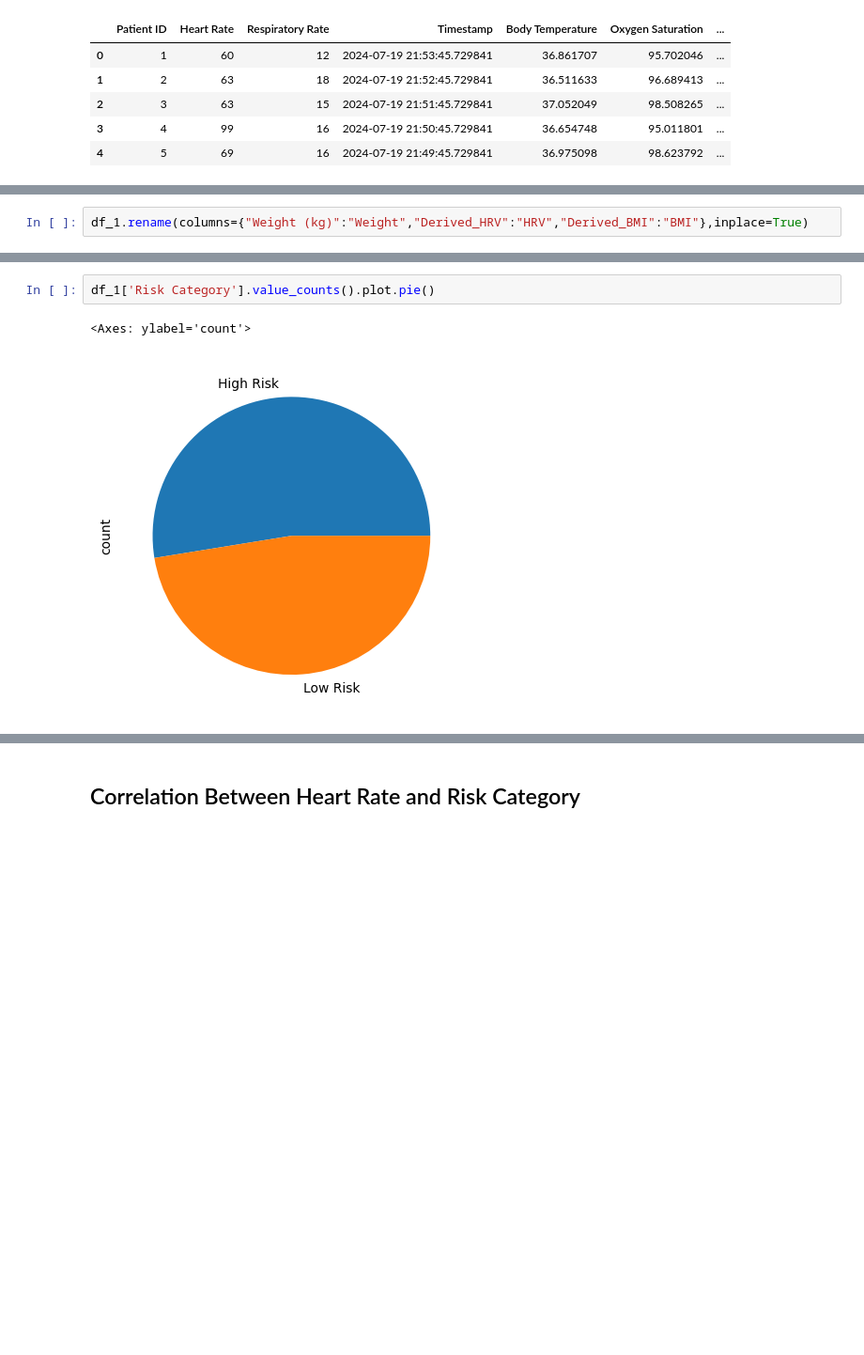
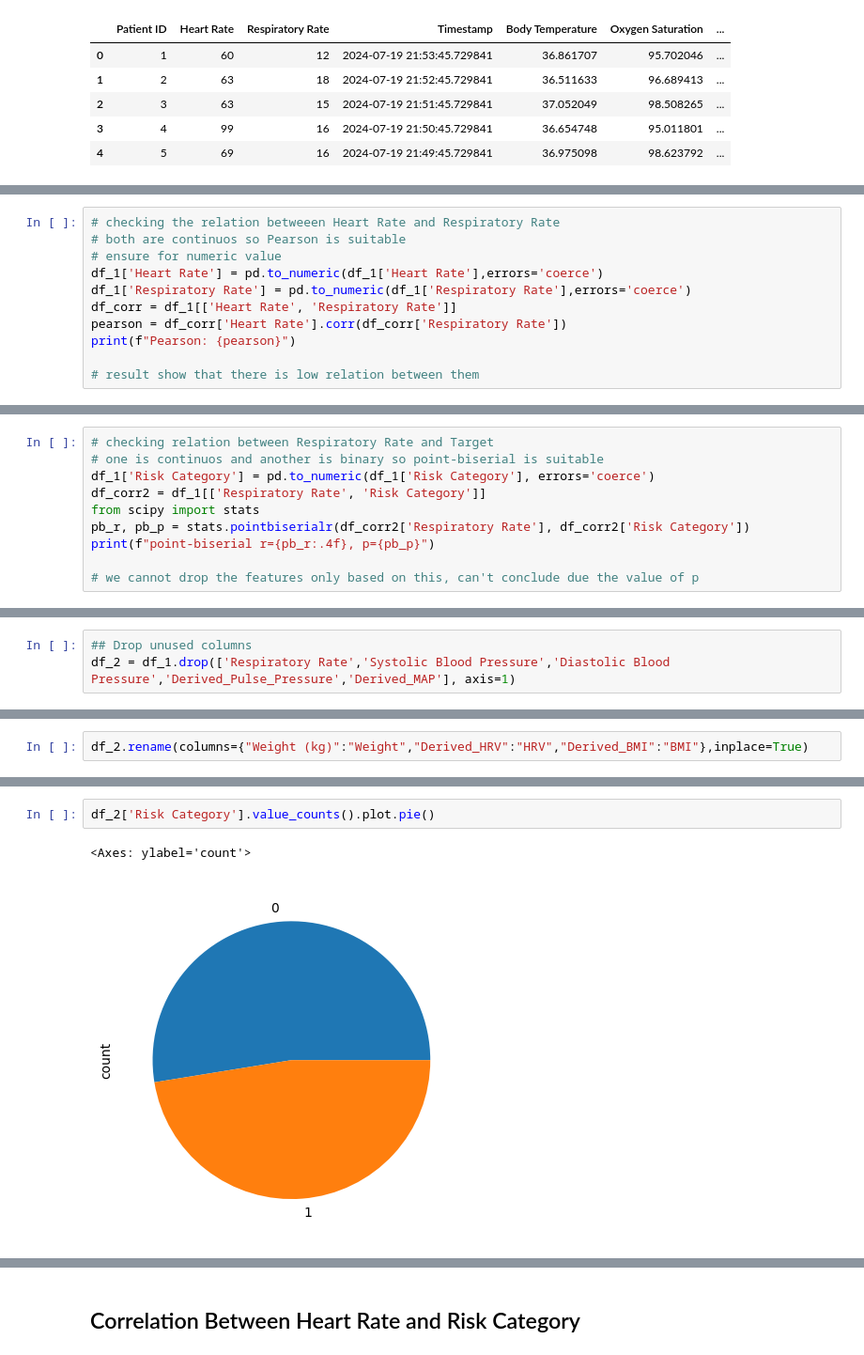
Before and after one commit to Ritushwar/safetronics, a Jupyter notebook: visualize.ipynb, the cells around one changed output, grey strips where cells are left out. Shown: that part at 94% size. Cells and saved outputs as stored; diff of their text form; blank space fills up the shorter version.

```diff
--- a/visualize.ipynb
+++ b/visualize.ipynb
@@ -41,0 +62,11 @@ df_1 = df.drop(['Respiratory Rate','Timestamp','Systolic Blood Pressure','Diasto
+# %%
+# checking the relation betweeen Heart Rate and Respiratory Rate
+# both are continuos so Pearson is suitable
+# ensure for numeric value
+df_1['Heart Rate'] = pd.to_numeric(df_1['Heart Rate'],errors='coerce')
+df_1['Respiratory Rate'] = pd.to_numeric(df_1['Respiratory Rate'],errors='coerce')
+df_corr = df_1[['Heart Rate', 'Respiratory Rate']]
+pearson = df_corr['Heart Rate'].corr(df_corr['Respiratory Rate'])
+print(f"Pearson: {pearson}")
+
+# result show that there is low relation between them
@@ -41,0 +75,10 @@ df_1 = df.drop(['Respiratory Rate','Timestamp','Systolic Blood Pressure','Diasto
+# %%
+# checking relation between Respiratory Rate and Target
+# one is continuos and another is binary so point-biserial is suitable
+df_1['Risk Category'] = pd.to_numeric(df_1['Risk Category'], errors='coerce')
+df_corr2 = df_1[['Respiratory Rate', 'Risk Category']]
+from scipy import stats
+pb_r, pb_p = stats.pointbiserialr(df_corr2['Respiratory Rate'], df_corr2['Risk Category'])
+print(f"point-biserial r={pb_r:.4f}, p={pb_p}")
+
+# we cannot drop the features only based on this, can't conclude due the value of p
@@ -41,0 +149,3 @@ df_1 = df.drop(['Respiratory Rate','Timestamp','Systolic Blood Pressure','Diasto
+# %%
+## Drop unused columns
+df_2 = df_1.drop(['Respiratory Rate','Systolic Blood Pressure','Diastolic Blood Pressure','Derived_Pulse_Pressure','Derived_MAP'], axis=1)
@@ -97,3 +209,3 @@ memory usage: 16.8+ MB
 # %%
-df_1.rename(columns={"Weight (kg)":"Weight","Derived_HRV":"HRV","Derived_BMI":"BMI"},inplace=True)
+df_2.rename(columns={"Weight (kg)":"Weight","Derived_HRV":"HRV","Derived_BMI":"BMI"},inplace=True)
 # %%
@@ -136,6 +229,6 @@ Low Risk      94905
 Name: count, dtype: int64
 # %%
-df_1['Risk Category'].value_counts().plot.pie()
+df_2['Risk Category'].value_counts().plot.pie()
 # %% [output]
 <Axes: ylabel='count'>
-[figure, old version]
+[figure, new version]
```
Also changed, not shown: parts of 48 cells of this notebook.
